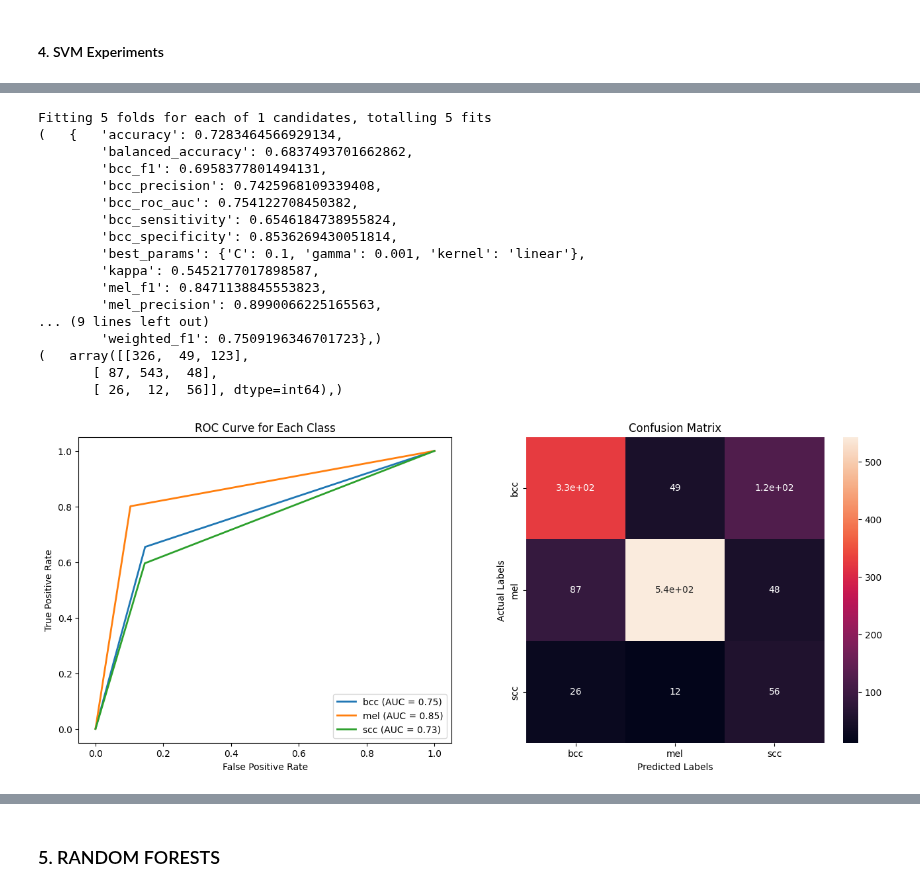
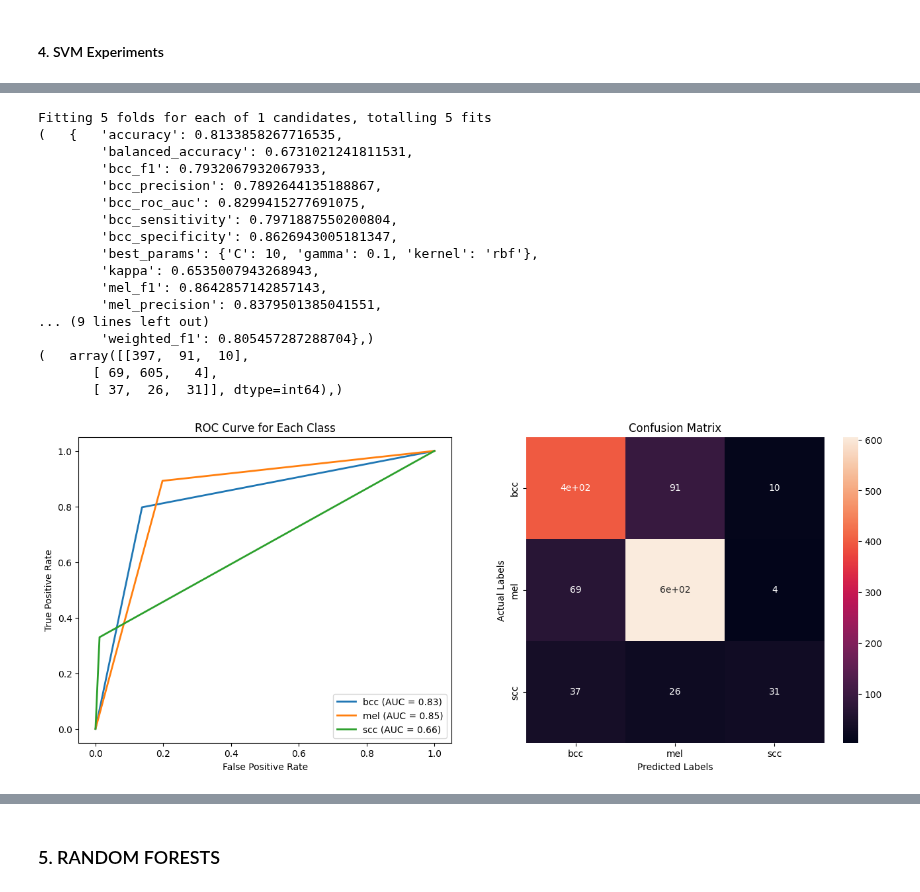
Before and after one commit to lui-alvarez/Melanoma-classification-using-machine-learning, a Jupyter notebook: notebooks/challenge2_multiclass.ipynb, the cells around one changed output, grey strips where cells are left out. Cells and saved outputs as stored; diff of their text form; code cells hidden in the pictures.

Commit message:
models and grids added

```diff
--- a/notebooks/challenge2_multiclass.ipynb
+++ b/notebooks/challenge2_multiclass.ipynb
@@ -462,3 +474,6 @@ Name: count, dtype: int64
 scaler = StandardScaler()
 X_train_normalized = pd.DataFrame(scaler.fit_transform(X_train))
 X_val_normalized = pd.DataFrame(scaler.transform(X_val))
+# %%
+X_train_normalized, selected_feature_indices  = select_feature.select_bestk_features(X_train_normalized, y_train_encoded)
+X_train_normalized
@@ -464,0 +505,3 @@ X_val_normalized = pd.DataFrame(scaler.transform(X_val))
+# %%
+X_val_normalized = X_val_normalized.iloc[:, selected_feature_indices]
+X_val_normalized
@@ -545,7 +602,7 @@ def model_fit_predict(model, param_grid, scoring_metric, X_train, y_train, X_val
 # %% [markdown]
 #### 4.  SVM Experiments
 # %%
-grid = {'kernel':['linear'], 'C':[0.1], 'gamma':[0.001]}
+grid = {'kernel':('linear', 'rbf'), 'C':[0.1, 1, 10], 'gamma':[0.001, 0.01, 0.1]}
 model = SVC(decision_function_shape='ovr', class_weight='balanced')
 # model_fit_predict(model, X_train, y_train, X_val, y_val)
 model_fit_predict(model, grid, 'accuracy', X_train_normalized, y_train_encoded, X_val_normalized, y_val_encoded)
@@ -571,24 +628,24 @@ Fitting 5 folds for each of 1 candidates, totalling 5 fits
 # %%
-grid = {'kernel':['linear'], 'C':[0.1], 'gamma':[0.001]}
-model = SVC(decision_function_shape='ovr', class_weight='balanced')
+grid = {'kernel':('linear', 'rbf'), 'C':[0.1, 1, 10], 'gamma':[0.001, 0.01, 0.1]}
+model = SVC(decision_function_shape='ovo', class_weight='balanced')
 # model_fit_predict(model, X_train, y_train, X_val, y_val)
 model_fit_predict(model, grid, 'accuracy', X_train_normalized, y_train_encoded, X_val_normalized, y_val_encoded)
 # %% [output]
 Fitting 5 folds for each of 1 candidates, totalling 5 fits
-(   {   'accuracy': 0.7283464566929134,
-        'balanced_accuracy': 0.6837493701662862,
-        'bcc_f1': 0.6958377801494131,
-        'bcc_precision': 0.7425968109339408,
-        'bcc_roc_auc': 0.754122708450382,
-        'bcc_sensitivity': 0.6546184738955824,
-        'bcc_specificity': 0.8536269430051814,
-        'best_params': {'C': 0.1, 'gamma': 0.001, 'kernel': 'linear'},
-        'kappa': 0.5452177017898587,
-        'mel_f1': 0.8471138845553823,
-        'mel_precision': 0.8990066225165563,
+(   {   'accuracy': 0.8133858267716535,
+        'balanced_accuracy': 0.6731021241811531,
+        'bcc_f1': 0.7932067932067933,
+        'bcc_precision': 0.7892644135188867,
+        'bcc_roc_auc': 0.8299415277691075,
+        'bcc_sensitivity': 0.7971887550200804,
+        'bcc_specificity': 0.8626943005181347,
+        'best_params': {'C': 10, 'gamma': 0.1, 'kernel': 'rbf'},
+        'kappa': 0.6535007943268943,
+        'mel_f1': 0.8642857142857143,
+        'mel_precision': 0.8379501385041551,
 ... (9 lines left out)
-        'weighted_f1': 0.7509196346701723},)
-(   array([[326,  49, 123],
-       [ 87, 543,  48],
-       [ 26,  12,  56]], dtype=int64),)
+        'weighted_f1': 0.805457287288704},)
+(   array([[397,  91,  10],
+       [ 69, 605,   4],
+       [ 37,  26,  31]], dtype=int64),)
-[figure, old version]
+[figure, new version]
```
Also changed, not shown: parts of 19 cells of this notebook.
